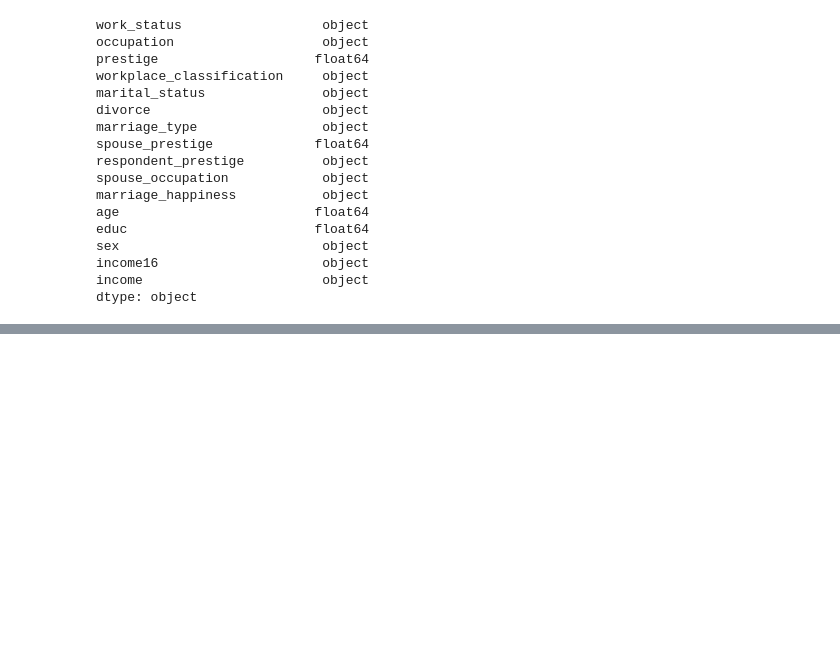
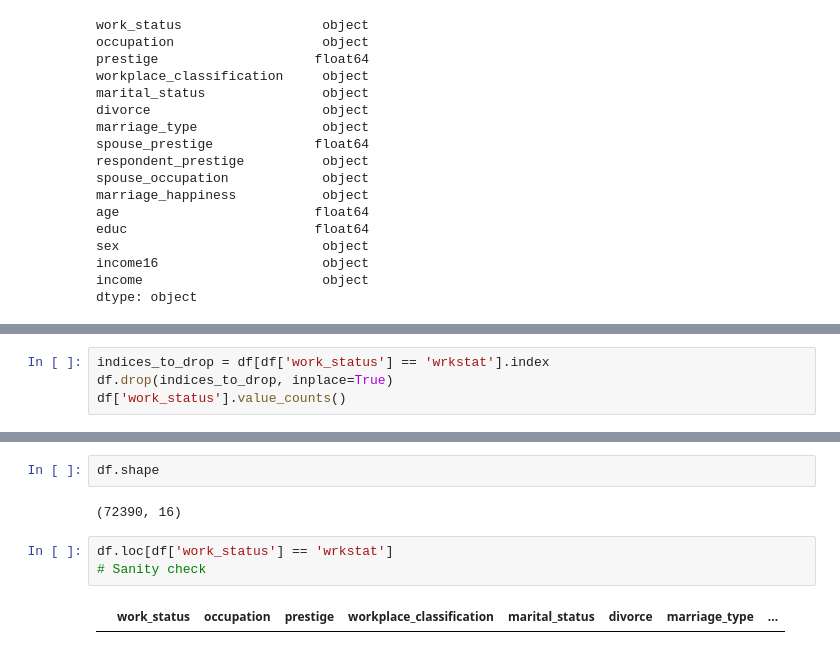
Before and after one commit to torrancefredell/gss_project, a Jupyter notebook: gss_project.ipynb, the cells around one changed output, grey strips where cells are left out. Drawn from its saved outputs; the diff is of its cells as text; blank space fills up the shorter version.

```diff
--- a/gss_project.ipynb
+++ b/gss_project.ipynb
@@ -232,0 +232,4 @@ dtype: object
+# %%
+indices_to_drop = df[df['work_status'] == 'wrkstat'].index
+df.drop(indices_to_drop, inplace=True)
+df['work_status'].value_counts()
@@ -232,0 +246,9 @@ dtype: object
+# %%
+df.shape
+# %% [output]
+(72390, 16)
+# %%
+df.loc[df['work_status'] == 'wrkstat']
+# Sanity check
+# %% [output]
+|  | work_status | occupation | prestige | workplace_classification | marital_status | divorce | marriage_type | ... |
```
Also changed, not shown: parts of 17 cells of this notebook.
